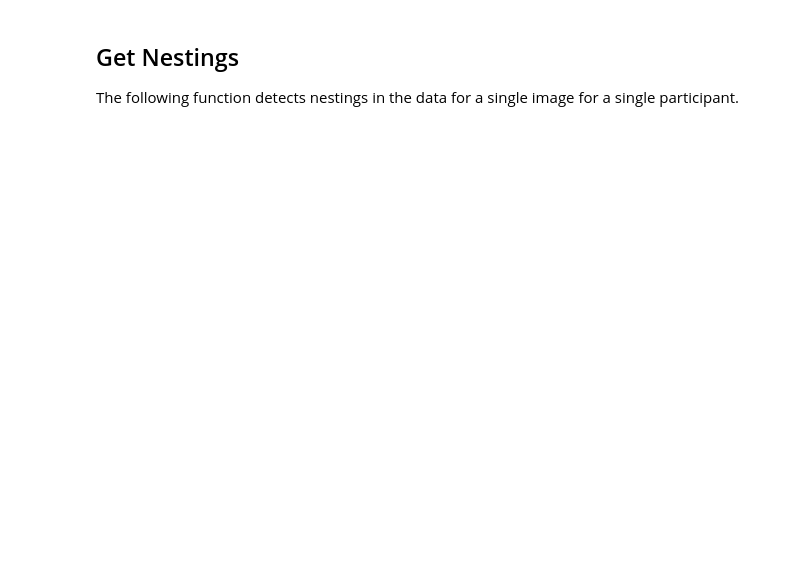
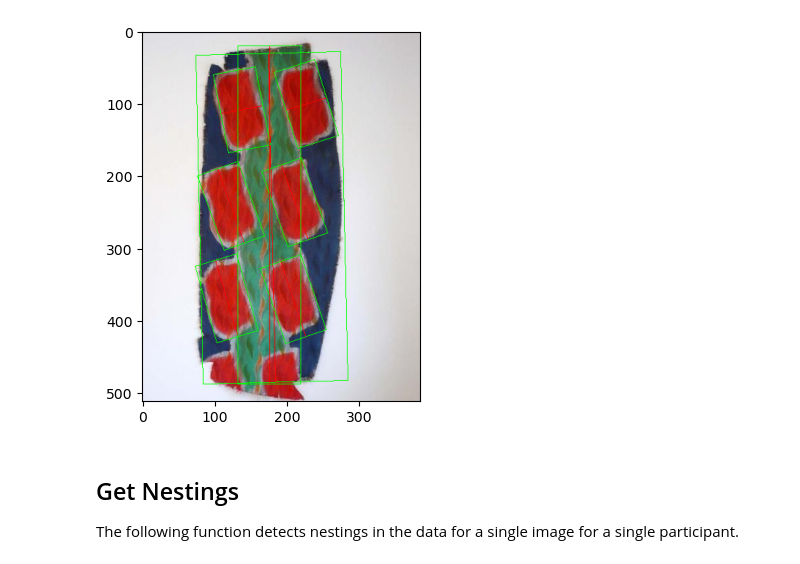
Before and after one commit to GMuradas99/Symmetry-Object-Detection-Analysis, a Jupyter notebook: nesting_analysis.ipynb, the cells around one changed output. Drawn from its saved outputs; the diff is of its cells as text; code cells hidden in the pictures; blank space fills up the shorter version.

```diff
--- a/nesting_analysis.ipynb
+++ b/nesting_analysis.ipynb
@@ -9,15 +10,17 @@ from helper_functions.displayFunctions import *
 # %%
 df = pd.read_csv('data/experiment_boxes.csv')
 
 # ID 169     claude-viallat_untitled-2007-235-2007.jpg
 # ID 4       edward-hopper_five-a-m.jpg
-# df_unique = df[df['id'] == 169]
-# df_upsi = df_unique[df_unique['file_name'] == 'claude-viallat_untitled-2007-235-2007.jpg']
+df_unique = df[df['id'] == 169]
+df_upsi = df_unique[df_unique['file_name'] == 'claude-viallat_untitled-2007-235-2007.jpg']
 
-# disp = displayAllBB('edward-hopper_five-a-m.jpg', df_unique)
+disp = displayAllBB('claude-viallat_untitled-2007-235-2007.jpg', df_upsi)
 
-# plt.imshow(disp)
-# plt.show()
+plt.imshow(disp)
+plt.show()
+# %% [output]
+[figure, added]
 # %% [markdown]
 ## Get Nestings
 
```
Also changed, not shown: parts of 3 cells of this notebook, 6 other files.
